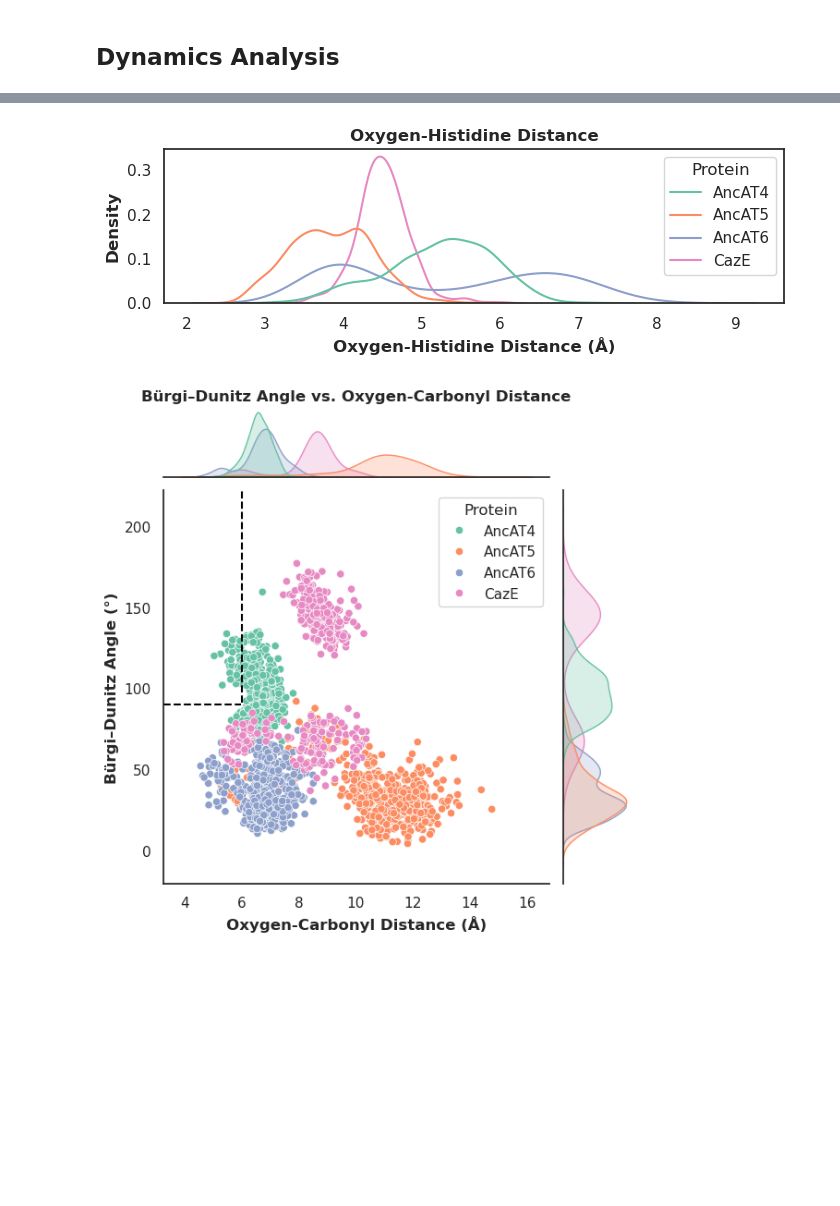
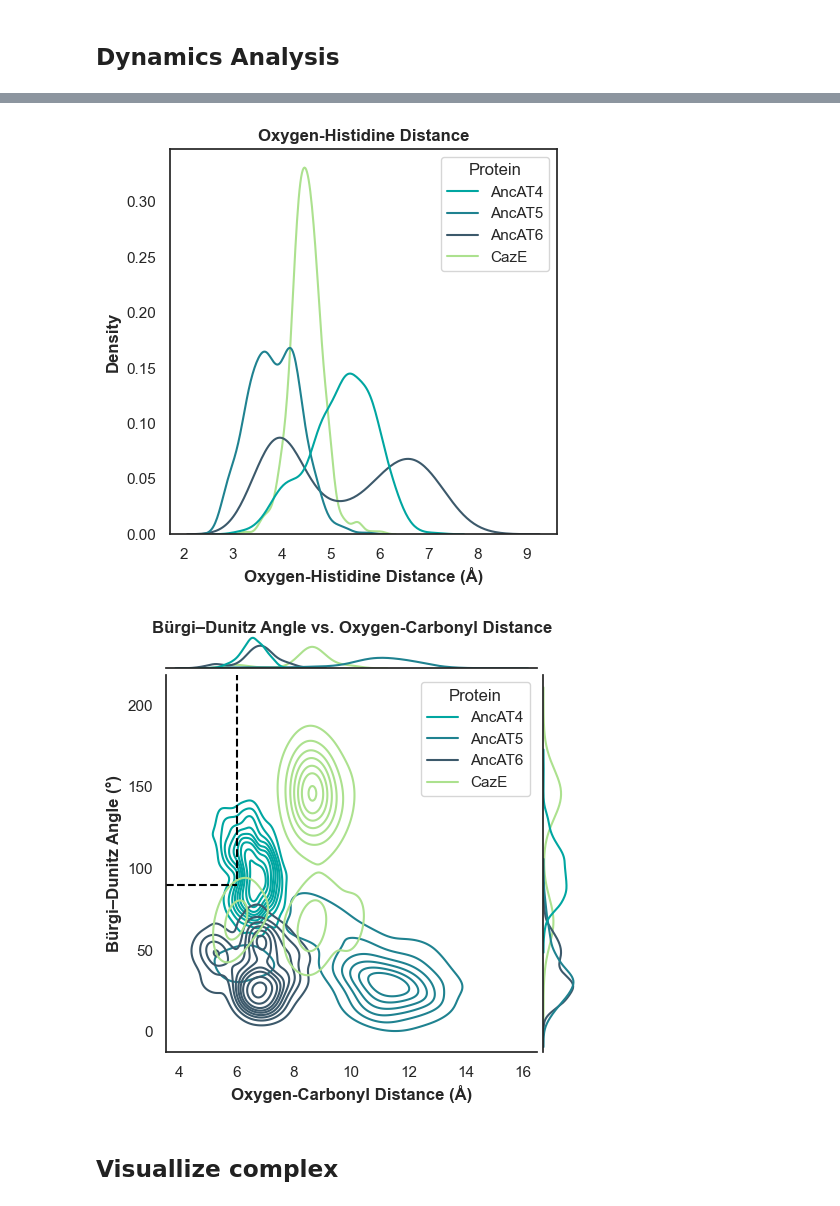
Before and after one commit to AzamH-UM/anc_acyl, a Jupyter notebook: analysis/analysis.ipynb, the cells around one changed output, grey strips where cells are left out. Saved outputs shown, nothing was run; the diff lists cells and outputs as text; code cells hidden in the pictures; blank space fills up the shorter version.

```diff
--- a/analysis/analysis.ipynb
+++ b/analysis/analysis.ipynb
@@ -13,9 +13,14 @@ import pandas as pd
 import matplotlib.pyplot as plt
 import seaborn as sns
 import MDAnalysis as mda
+from MDAnalysis.analysis import align, diffusionmap
+from sklearn.cluster import KMeans
 import numpy as np
+from pymol import cmd
 
-sns.set_context("paper")
+# Modify the default style of the plots
+sns.set(font_scale=1)
+sns.set_style("white")
 # %%
 # List of proteins
 PROTEINS = [
@@ -23,6 +28,14 @@ PROTEINS = [
     "anc452",
     "anc454",
     "caze",
+]
+
+# List of colors for each protein
+COLORS = [
+    "#00a6a1",
+    "#1f8290",
+    "#3c596b",
+    "#ace18e",
 ]
 
 # Protein segname
@@ -56,8 +69,12 @@ C5_CARBONYL_OXYGEN = "O8"
 # %% [markdown]
 ## Docking Analysis
 # %%
-def get_top_cluster_poses(dockresult_dir):
-    """Retrieve the top clustered ligand poses from the docking result directory."""
+def get_top_cluster_poses(dockresult_dir: str):
+    """Retrieve the top clustered ligand poses from the docking result directory.
+
+    Args:
+    - dockresult_dir (str): The directory containing the docking results.
+    """
 
     # Check whether the results are for rigid docking or flexible docking
     rcdocker_cluster_dir = os.path.join(dockresult_dir, "cluster")
@@ -218,7 +235,16 @@ for protein in PROTEINS:
     universes[protein] = mda.Universe(psf_file, dcd_file)
 # %%
 # Compute nucleophilic attack angle and distance
-def compute_nuc(protein, u: mda.Universe):
+def compute_nuc(protein: str, u: mda.Universe):
+    """
+    Compute nucleophilic attack angle and distance for each frame in the trajectory.
+
+    Args:
+    - protein (str): Protein name
+    - u (MDAnalysis.Universe): Universe object
+
+    """
+
     def angle_between_two_vecs(x, y):
         """Compute angle between two vectors"""
         return np.arccos(np.dot(x, y) / (np.linalg.norm(x) * np.linalg.norm(y)))
@@ -304,54 +362,65 @@ nuc_df
 # %%
 # Plot dynamics results
 plot_df = nuc_df.copy()
 
 # Rename proteins
 plot_df["Protein"] = plot_df["Protein"].replace(
     {
         "anc451": "AncAT4",
         "anc452": "AncAT5",
         "anc454": "AncAT6",
         "caze": "CazE",
     }
 )
 
 
 # Plot histogram of nucleophile histidine distance
-sns.set(font_scale=1)
-sns.set_style("white")
-plt.figure(figsize=(8, 2))
+plt.figure(figsize=(5, 5))
 sns.kdeplot(
     data=plot_df,
     x="nuc_his_dist",
     hue="Protein",
-    palette="Set2",
+    palette={
+        "AncAT4": COLORS[0],
+        "AncAT5": COLORS[1],
+        "AncAT6": COLORS[2],
+        "CazE": COLORS[3],
+    },
 )
 plt.xlabel("Oxygen-Histidine Distance (Å)", weight="bold")
 plt.ylabel("Density", weight="bold")
 plt.title("Oxygen-Histidine Distance", weight="bold")
 # plt.legend(title="Protein", loc="upper right")
 plt.savefig("oxygen_histidine_distance.png", dpi=300, bbox_inches="tight")
 # %% [output]
-[figure, old version]
+[figure, new version]
 # %%
 # Plot joint plot of bd_angle and nuc_carb_dist
-sns.set(font_scale=1)
-sns.set_style("white")
 sns.jointplot(
     data=plot_df,
     x="nuc_carb_dist",
     y="bd_angle",
     hue="Protein",
-    palette="Set2",
+    kind="kde",
+    height=5,
+    ratio=10,
+    palette={
+        "AncAT4": COLORS[0],
+        "AncAT5": COLORS[1],
+        "AncAT6": COLORS[2],
+        "CazE": COLORS[3],
+    },
 )
 
 # Add dashed lines for cutoffs
-plt.axhline(90, color="black", linestyle="--", xmax=0.2)
+plt.axhline(90, color="black", linestyle="--", xmax=0.19)
 plt.axvline(6, color="black", linestyle="--", ymin=0.46)
+
 plt.xlabel("Oxygen-Carbonyl Distance (Å)", weight="bold")
 plt.ylabel("Bürgi–Dunitz Angle (°)", weight="bold")
-plt.title("Bürgi–Dunitz Angle vs. Oxygen-Carbonyl Distance", weight="bold", pad=70)
-plt.legend(title="Protein", loc="upper right")
+plt.title("Bürgi–Dunitz Angle vs. Oxygen-Carbonyl Distance", weight="bold", pad=30)
 plt.savefig("nucleophilic_attack.png", dpi=300, bbox_inches="tight")
 # %% [output]
-[figure, old version]
+[figure, new version]
+# %% [markdown]
+## Visuallize complex
```
Also changed, not shown: parts of 5 cells of this notebook, 6 other files.
